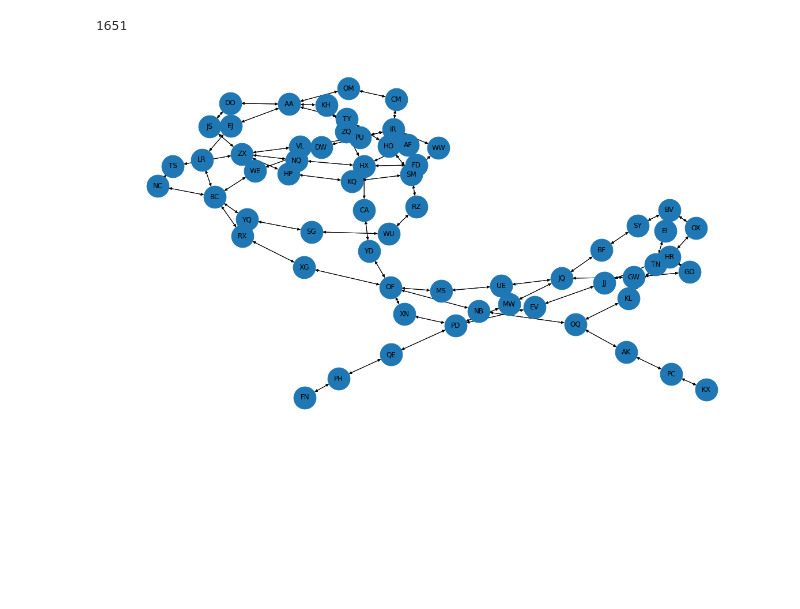
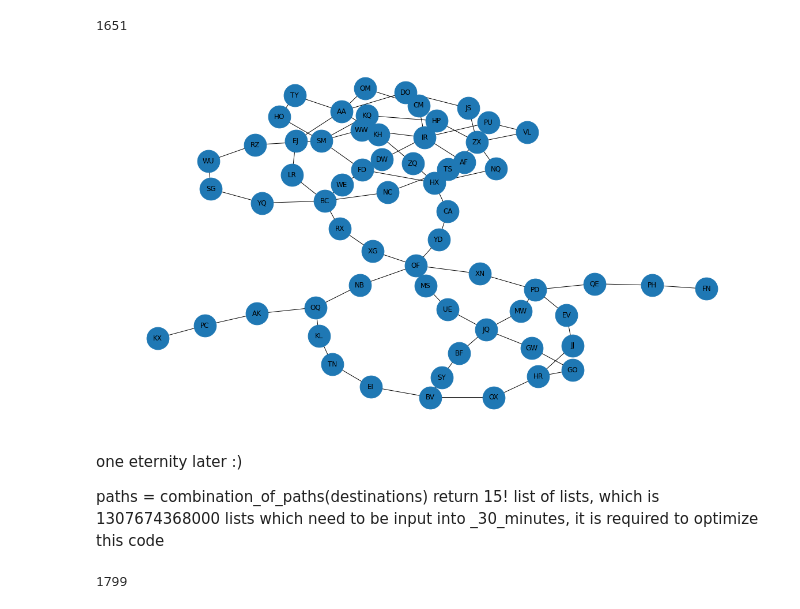
Before and after one commit to dpalatynski/AdventOfCode, a Jupyter notebook: Day 16.ipynb, the cells around one changed output. Saved outputs shown, nothing was run; the diff lists cells and outputs as text; code cells hidden in the pictures; blank space fills up the shorter version.

```diff
--- a/Day 16.ipynb
+++ b/Day 16.ipynb
@@ -94 +95,8 @@ result
+# %%
+G = nx.Graph(edges)
+plt.figure(figsize=(16, 9))
+pos = nx.kamada_kawai_layout(G)
+nx.draw(G, with_labels=True, node_size=1500, pos=pos)
+# %% [output]
+[figure, added]
 # %%
@@ -101,9 +109,11 @@ valves, edges, destinations = prepare_input(puzzle_input)
-# %%
-G = nx.DiGraph(edges)
-plt.figure(figsize=(16, 9))
-nx.draw(G, with_labels=True, node_size=1500)
-# %% [output]
-[figure, removed]
+# %% [markdown]
+one eternity later :)
+
+paths = combination_of_paths(destinations) return 15! list of lists, which is 1307674368000 lists which need to be input into _30_minutes, it is required to optimize this code
+# %%
+result
+# %% [output]
+1799
 # %%
 puzzle_input = '''Valve OQ has flow rate=17; tunnels lead to valves NB, AK, KL
 Valve HP has flow rate=0; tunnels lead to valves ZX, KQ
```
Also changed, not shown: parts of 5 cells of this notebook.
